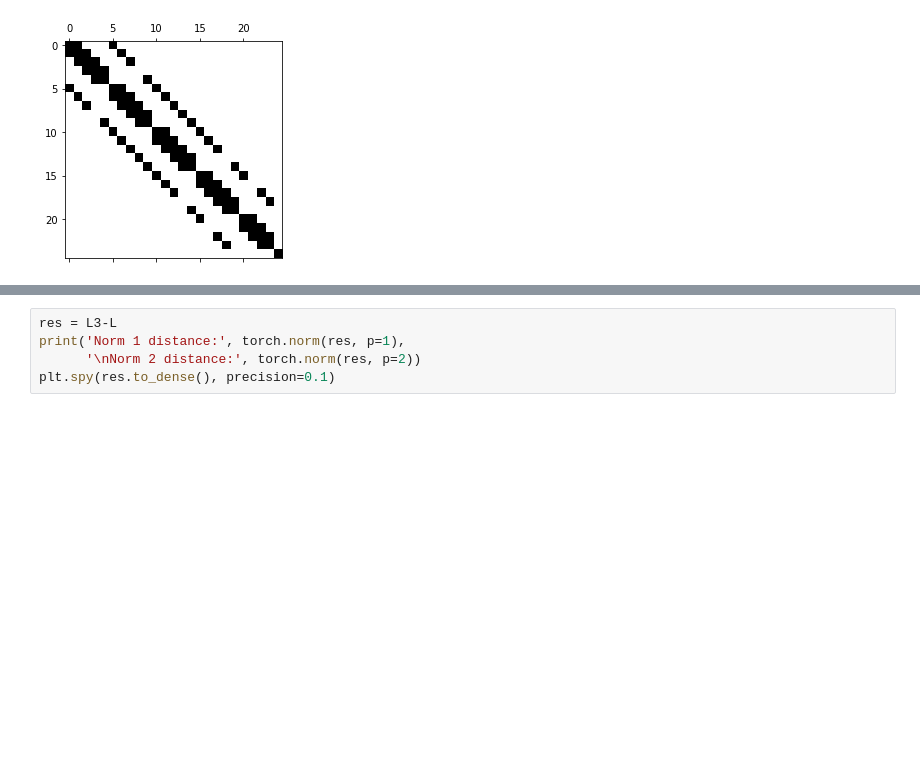
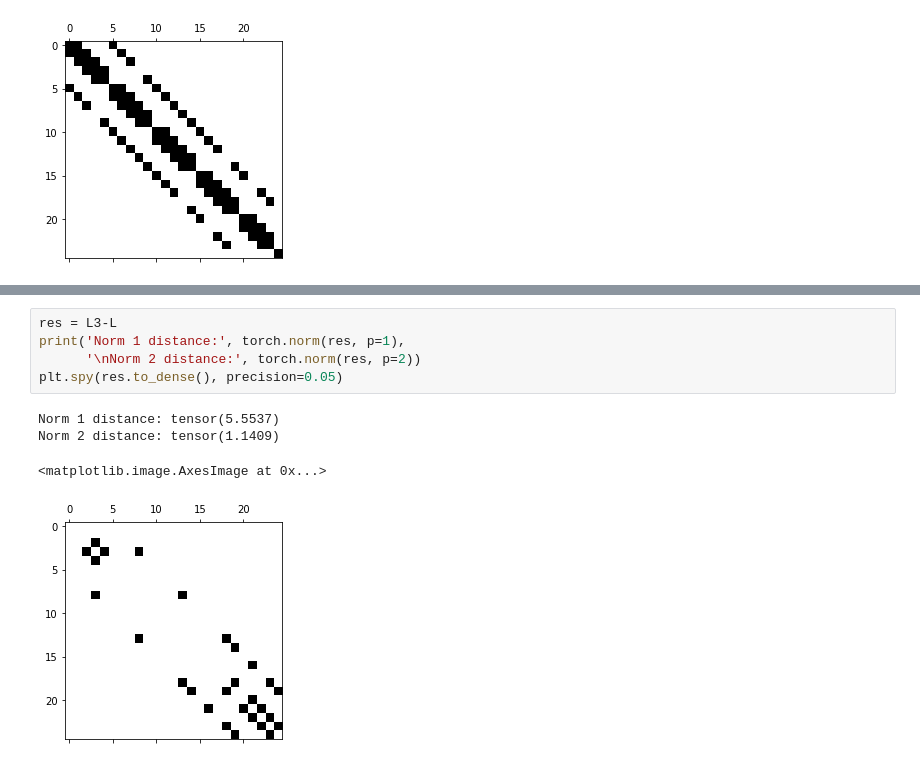
Before and after one commit to Axeln78/SpectralDGL, a Jupyter notebook: Chebnet on MNIST/laplacianprediction.ipynb, the cells around one changed output, grey strips where cells are left out. Cells and saved outputs as stored; diff of their text form; blank space fills up the shorter version.

```diff
--- a/Chebnet on MNIST/laplacianprediction.ipynb
+++ b/Chebnet on MNIST/laplacianprediction.ipynb
@@ -226,5 +243,10 @@ test_func(data_loader_test)
 # %%
 res = L3-L
 print('Norm 1 distance:', torch.norm(res, p=1),
       '\nNorm 2 distance:', torch.norm(res, p=2))
-plt.spy(res.to_dense(), precision=0.1)
+plt.spy(res.to_dense(), precision=0.05)
+# %% [output]
+Norm 1 distance: tensor(5.5537)
+Norm 2 distance: tensor(1.1409)
+<matplotlib.image.AxesImage at 0x...>
+[figure, added]
```
Also changed, not shown: parts of 1 cell of this notebook.
